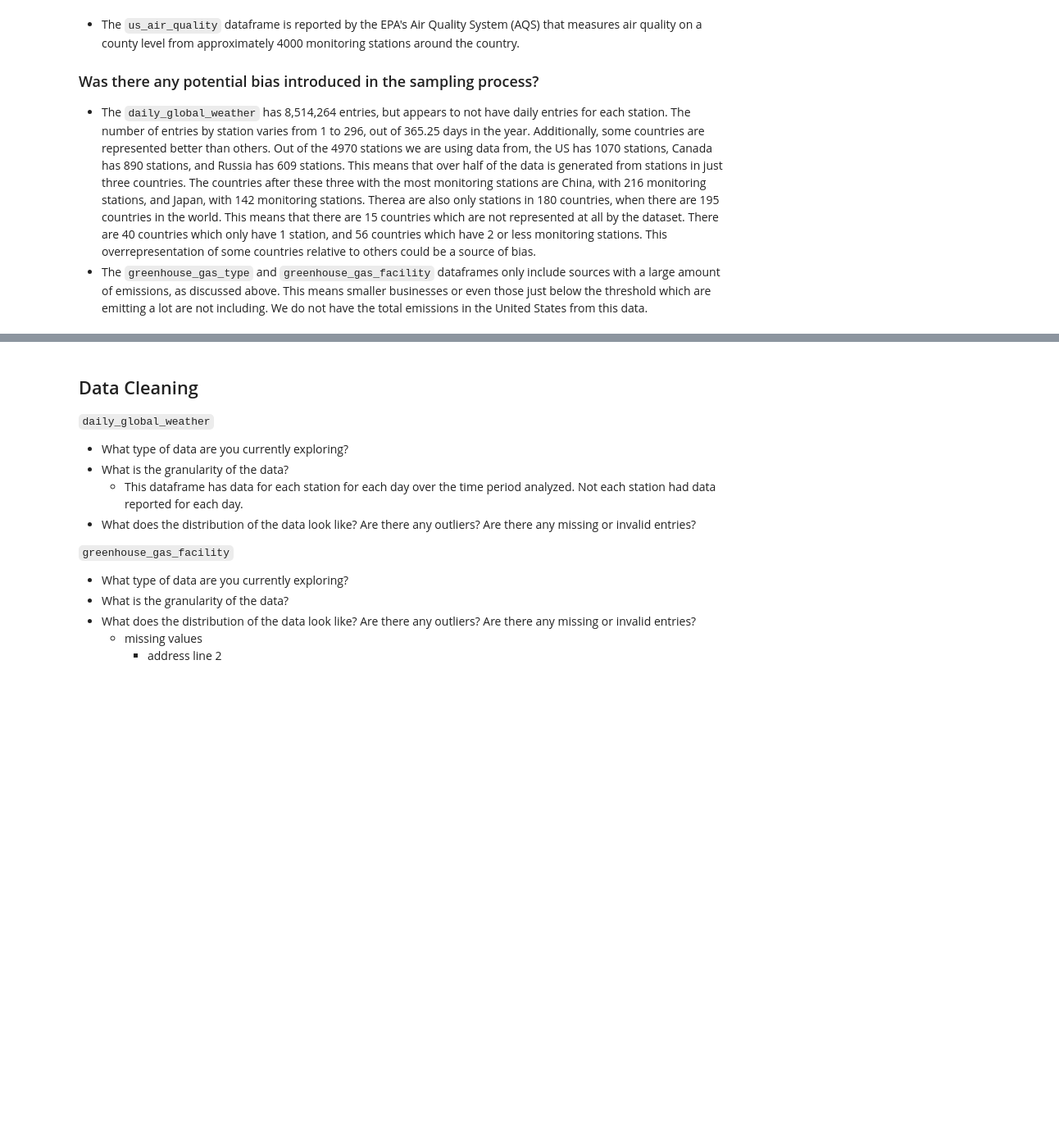
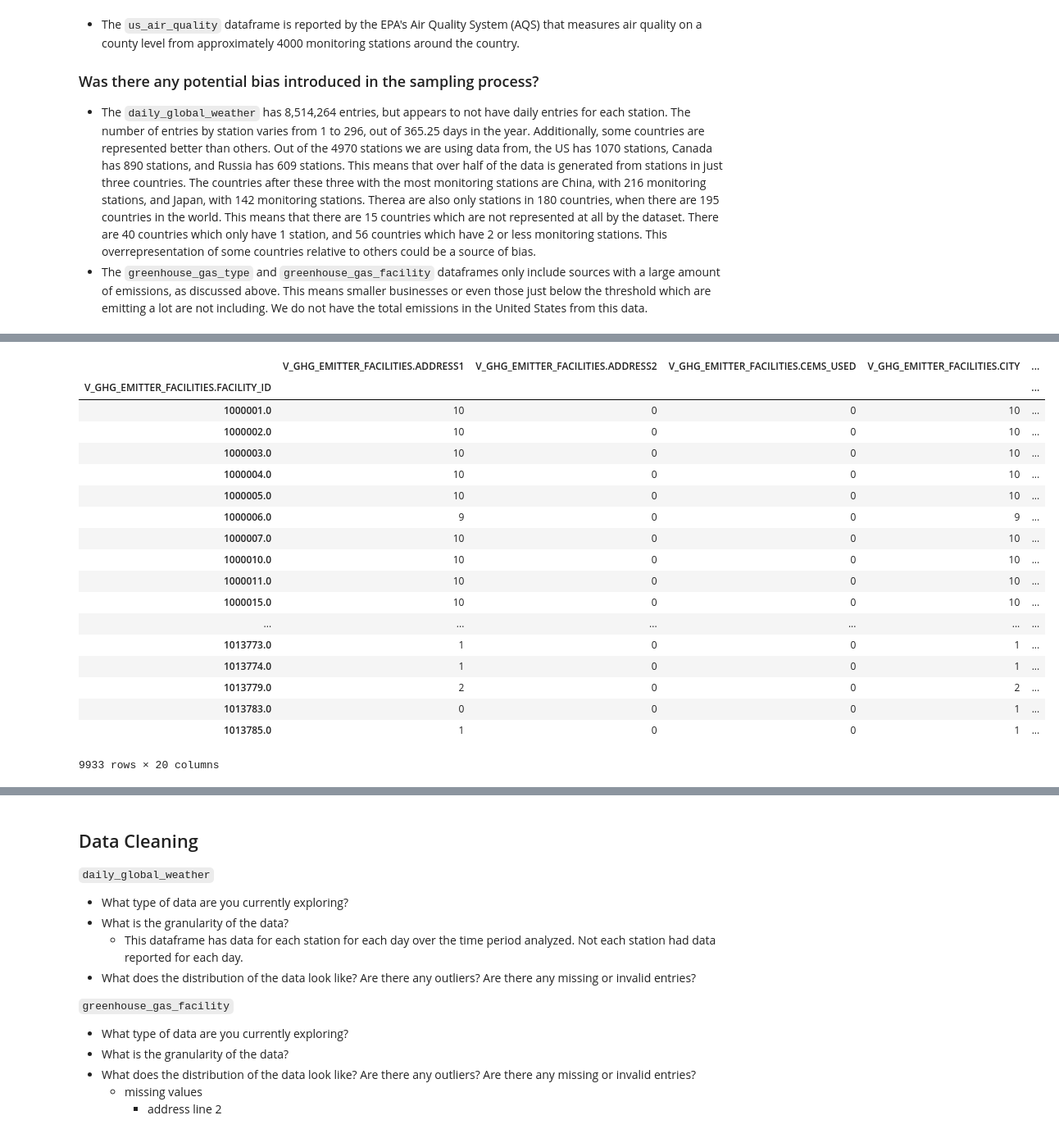
Before and after one commit to kalieknecht/data200-project, a Jupyter notebook: analysis/Analysis.ipynb, the cells around one changed output, grey strips where cells are left out. Shown at 82% size. Saved outputs shown, nothing was run; the diff lists cells and outputs as text; code cells hidden in the pictures; blank space fills up the shorter version.

Commit message:
describing datasets better and cleaning greenhouse gas data

```diff
--- a/analysis/Analysis.ipynb
+++ b/analysis/Analysis.ipynb
@@ -83,2 +265,24 @@ greenhouse_gas_facility.head(5)
+# %%
+greenhouse_gas_facility.groupby('V_GHG_EMITTER_FACILITIES.FACILITY_ID').agg('count')
+# %% [output]
+|  | V_GHG_EMITTER_FACILITIES.ADDRESS1 | V_GHG_EMITTER_FACILITIES.ADDRESS2 | V_GHG_EMITTER_FACILITIES.CEMS_USED | V_GHG_EMITTER_FACILITIES.CITY | ... |
+| V_GHG_EMITTER_FACILITIES.FACILITY_ID |  |  |  |  | ... |
+| 1000001.0 | 10 | 0 | 0 | 10 | ... |
+| 1000002.0 | 10 | 0 | 0 | 10 | ... |
+| 1000003.0 | 10 | 0 | 0 | 10 | ... |
+| 1000004.0 | 10 | 0 | 0 | 10 | ... |
+| 1000005.0 | 10 | 0 | 0 | 10 | ... |
+| 1000006.0 | 9 | 0 | 0 | 9 | ... |
+| 1000007.0 | 10 | 0 | 0 | 10 | ... |
+| 1000010.0 | 10 | 0 | 0 | 10 | ... |
+| 1000011.0 | 10 | 0 | 0 | 10 | ... |
+| 1000015.0 | 10 | 0 | 0 | 10 | ... |
+| ... | ... | ... | ... | ... | ... |
+| 1013773.0 | 1 | 0 | 0 | 1 | ... |
+| 1013774.0 | 1 | 0 | 0 | 1 | ... |
+| 1013779.0 | 2 | 0 | 0 | 2 | ... |
+| 1013783.0 | 0 | 0 | 0 | 1 | ... |
+| 1013785.0 | 1 | 0 | 0 | 1 | ... |
+9933 rows × 20 columns
 # %%
 daily_global_weather.size
```
Also changed, not shown: parts of 26 cells of this notebook, 2 other files.
